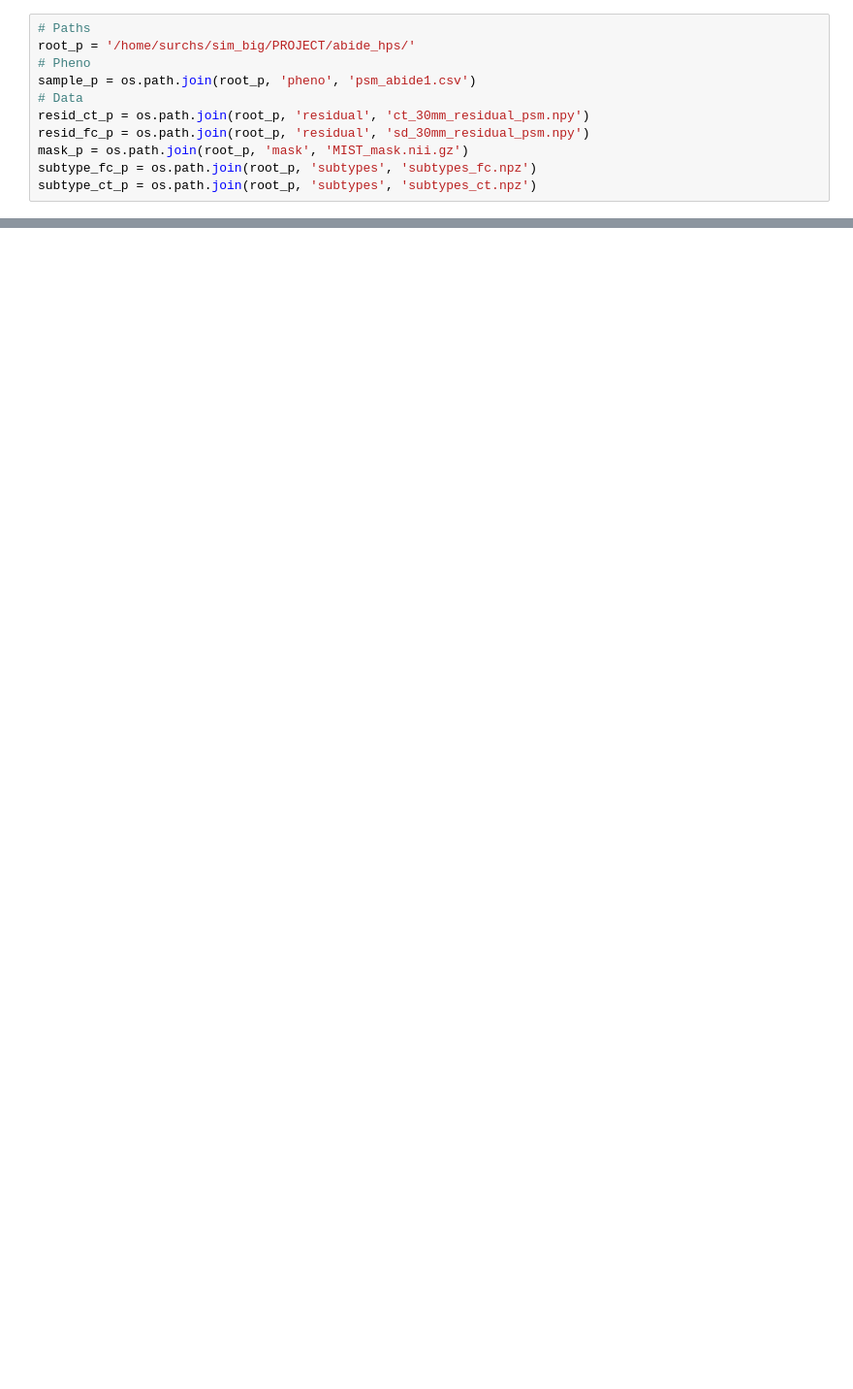
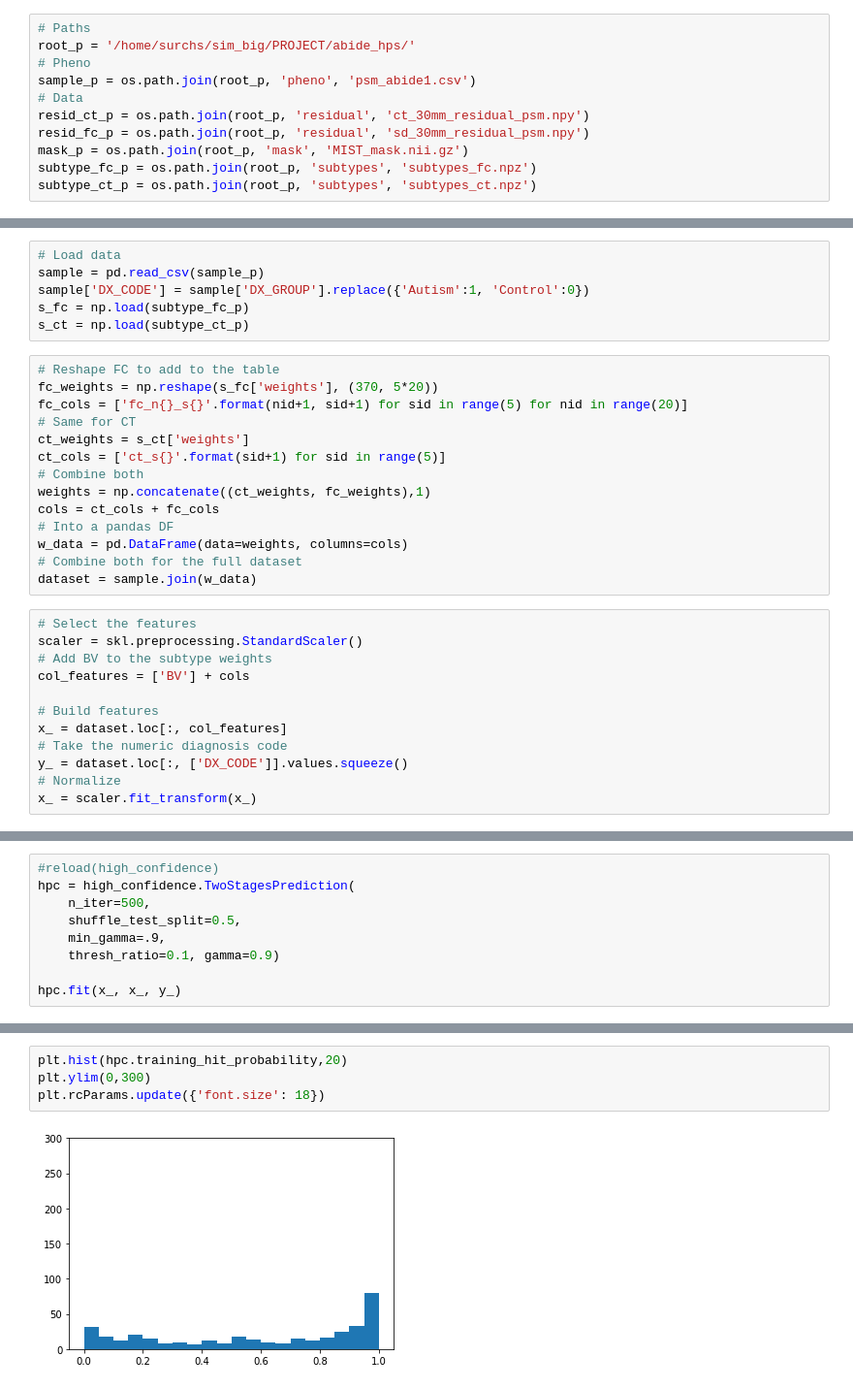
Before and after one commit to surchs/ABIDE_HPS, a Jupyter notebook: Analysis/hps_v1.ipynb, the cells around one changed output, grey strips where cells are left out. Shown at 97% size. Saved outputs shown, nothing was run; the diff lists cells and outputs as text; blank space fills up the shorter version.

```diff
--- a/Analysis/hps_v1.ipynb
+++ b/Analysis/hps_v1.ipynb
@@ -146,0 +37,32 @@ from copy import deepcopy
+# %%
+# Load data
+sample = pd.read_csv(sample_p)
+sample['DX_CODE'] = sample['DX_GROUP'].replace({'Autism':1, 'Control':0})
+s_fc = np.load(subtype_fc_p)
+s_ct = np.load(subtype_ct_p)
+# %%
+# Reshape FC to add to the table
+fc_weights = np.reshape(s_fc['weights'], (370, 5*20))
+fc_cols = ['fc_n{}_s{}'.format(nid+1, sid+1) for sid in range(5) for nid in range(20)]
+# Same for CT
+ct_weights = s_ct['weights']
+ct_cols = ['ct_s{}'.format(sid+1) for sid in range(5)]
+# Combine both
+weights = np.concatenate((ct_weights, fc_weights),1)
+cols = ct_cols + fc_cols
+# Into a pandas DF
+w_data = pd.DataFrame(data=weights, columns=cols)
+# Combine both for the full dataset
+dataset = sample.join(w_data)
+# %%
+# Select the features
+scaler = skl.preprocessing.StandardScaler()
+# Add BV to the subtype weights
+col_features = ['BV'] + cols
+
+# Build features
+x_ = dataset.loc[:, col_features]
+# Take the numeric diagnosis code
+y_ = dataset.loc[:, ['DX_CODE']].values.squeeze()
+# Normalize
+x_ = scaler.fit_transform(x_)
@@ -146,0 +222,9 @@ from copy import deepcopy
+# %%
+#reload(high_confidence)
+hpc = high_confidence.TwoStagesPrediction(
+    n_iter=500,
+    shuffle_test_split=0.5,
+    min_gamma=.9,
+    thresh_ratio=0.1, gamma=0.9)
+
+hpc.fit(x_, x_, y_)
@@ -146,0 +359,6 @@ from copy import deepcopy
+# %%
+plt.hist(hpc.training_hit_probability,20)
+plt.ylim(0,300)
+plt.rcParams.update({'font.size': 18})
+# %% [output]
+[figure, added]
```
Also changed, not shown: parts of 45 cells of this notebook, 2 other files.
